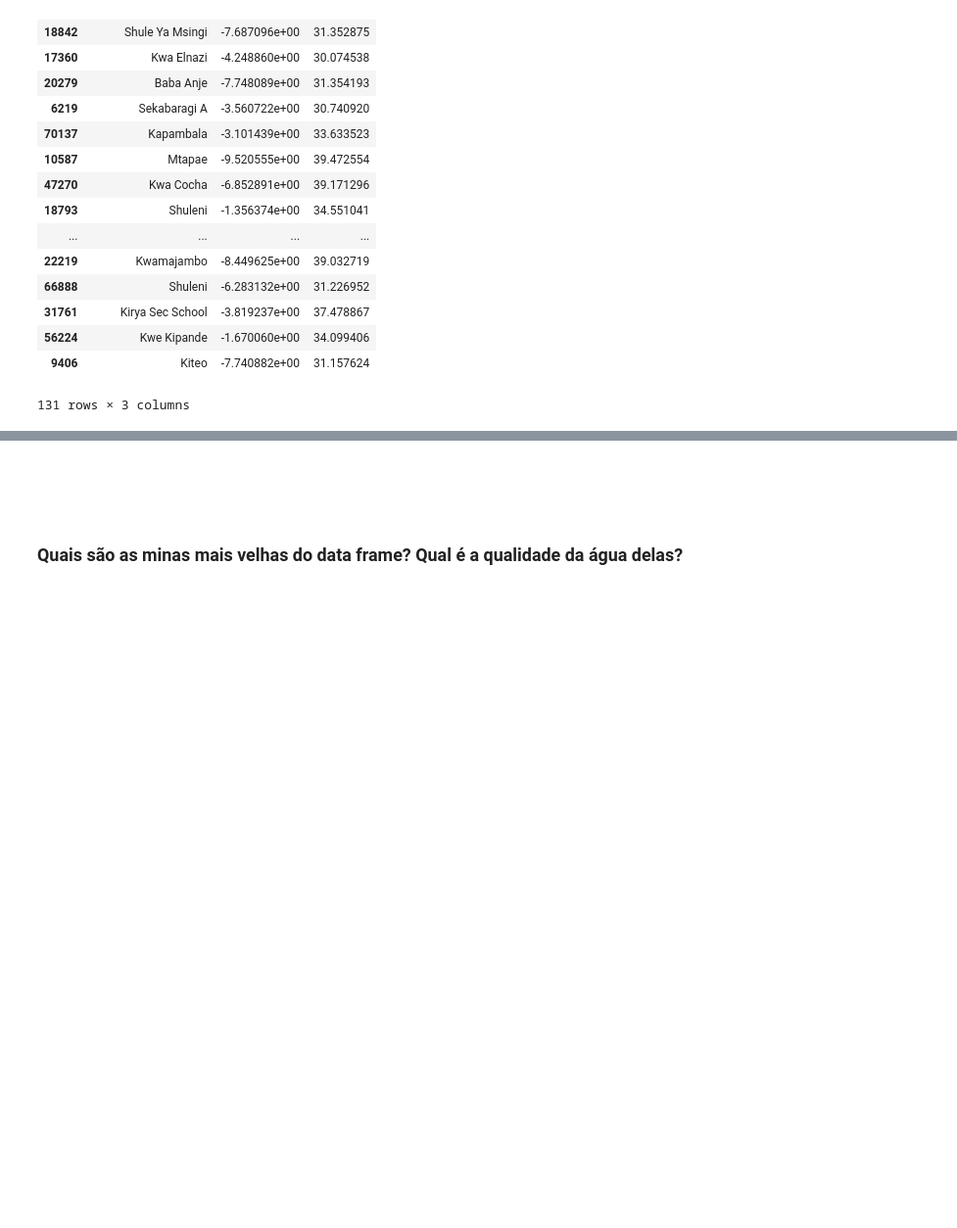
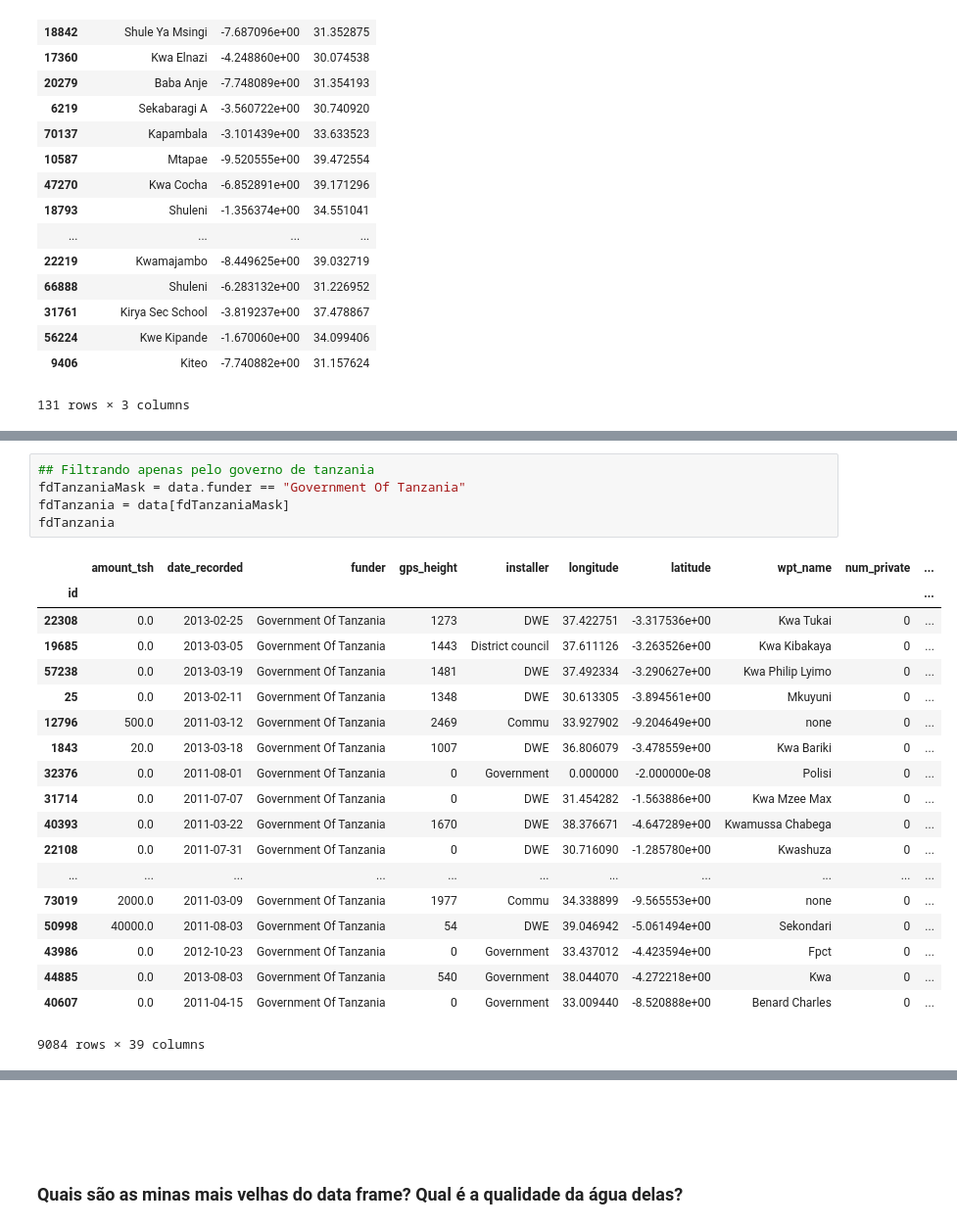
Before and after one commit to azabraao/IA-avaliacao-01, a Jupyter notebook: water-table.ipynb, the cells around one changed output, grey strips where cells are left out. Shown: that part at 98% size. Cells and saved outputs as stored; diff of their text form; blank space fills up the shorter version.

```diff
--- a/water-table.ipynb
+++ b/water-table.ipynb
@@ -486,0 +481,25 @@ enoughWater[unknownQuality][["wpt_name","latitude","longitude"]]
+# %%
+## Filtrando apenas pelo governo de tanzania
+fdTanzaniaMask = data.funder == "Government Of Tanzania"
+fdTanzania = data[fdTanzaniaMask]
+fdTanzania
+# %% [output]
+|  | amount_tsh | date_recorded | funder | gps_height | installer | longitude | latitude | wpt_name | num_private | ... |
+| id |  |  |  |  |  |  |  |  |  | ... |
+| 22308 | 0.0 | 2013-02-25 | Government Of Tanzania | 1273 | DWE | 37.422751 | -3.317536e+00 | Kwa Tukai | 0 | ... |
+| 19685 | 0.0 | 2013-03-05 | Government Of Tanzania | 1443 | District council | 37.611126 | -3.263526e+00 | Kwa Kibakaya | 0 | ... |
+| 57238 | 0.0 | 2013-03-19 | Government Of Tanzania | 1481 | DWE | 37.492334 | -3.290627e+00 | Kwa Philip Lyimo | 0 | ... |
+| 25 | 0.0 | 2013-02-11 | Government Of Tanzania | 1348 | DWE | 30.613305 | -3.894561e+00 | Mkuyuni | 0 | ... |
+| 12796 | 500.0 | 2011-03-12 | Government Of Tanzania | 2469 | Commu | 33.927902 | -9.204649e+00 | none | 0 | ... |
+| 1843 | 20.0 | 2013-03-18 | Government Of Tanzania | 1007 | DWE | 36.806079 | -3.478559e+00 | Kwa Bariki | 0 | ... |
+| 32376 | 0.0 | 2011-08-01 | Government Of Tanzania | 0 | Government | 0.000000 | -2.000000e-08 | Polisi | 0 | ... |
+| 31714 | 0.0 | 2011-07-07 | Government Of Tanzania | 0 | DWE | 31.454282 | -1.563886e+00 | Kwa Mzee Max | 0 | ... |
+| 40393 | 0.0 | 2011-03-22 | Government Of Tanzania | 1670 | DWE | 38.376671 | -4.647289e+00 | Kwamussa Chabega | 0 | ... |
+| 22108 | 0.0 | 2011-07-31 | Government Of Tanzania | 0 | DWE | 30.716090 | -1.285780e+00 | Kwashuza | 0 | ... |
+| ... | ... | ... | ... | ... | ... | ... | ... | ... | ... | ... |
+| 73019 | 2000.0 | 2011-03-09 | Government Of Tanzania | 1977 | Commu | 34.338899 | -9.565553e+00 | none | 0 | ... |
+| 50998 | 40000.0 | 2011-08-03 | Government Of Tanzania | 54 | DWE | 39.046942 | -5.061494e+00 | Sekondari | 0 | ... |
+| 43986 | 0.0 | 2012-10-23 | Government Of Tanzania | 0 | Government | 33.437012 | -4.423594e+00 | Fpct | 0 | ... |
+| 44885 | 0.0 | 2013-08-03 | Government Of Tanzania | 540 | Government | 38.044070 | -4.272218e+00 | Kwa | 0 | ... |
+| 40607 | 0.0 | 2011-04-15 | Government Of Tanzania | 0 | Government | 33.009440 | -8.520888e+00 | Benard Charles | 0 | ... |
+9084 rows × 39 columns
```
Also changed, not shown: parts of 11 cells of this notebook.
